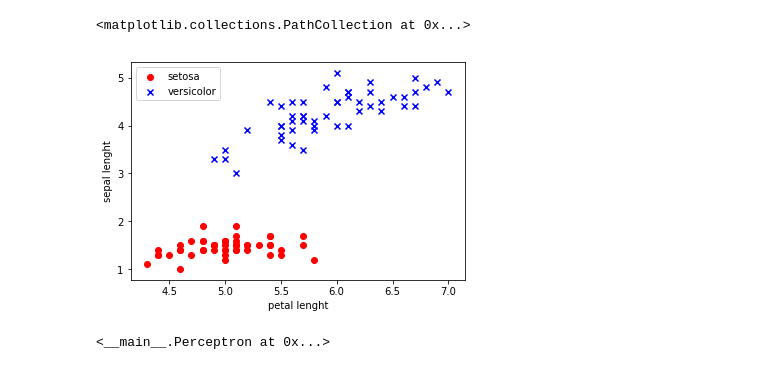
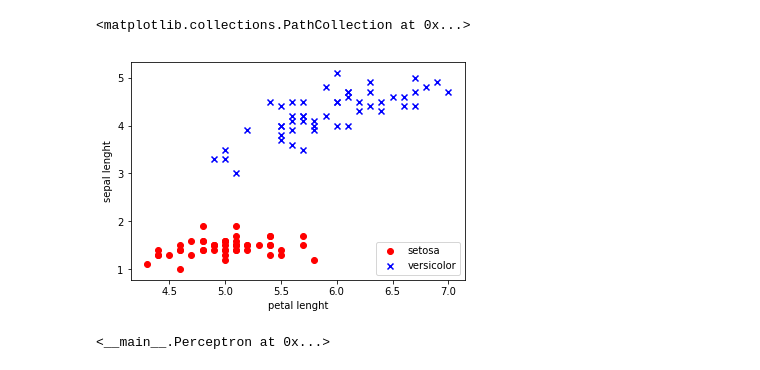
Before and after one commit to gmtw/machine_learning, a Jupyter notebook: proyecto_iris/Iris.ipynb, the cells around one changed output. Drawn from its saved outputs; the diff is of its cells as text; code cells hidden in the pictures.

```diff
--- a/proyecto_iris/Iris.ipynb
+++ b/proyecto_iris/Iris.ipynb
@@ -131,8 +129,8 @@ plt.scatter(X[50:100,0],X[50:100,1],color="blue",marker="x", label="versicolor")
 # %%
 plt.xlabel("petal lenght")
 plt.ylabel("sepal lenght")
-plt.legend(loc="upper left")
+plt.legend(loc="lower right")
 plt.show()
 # %% [output]
-[figure, old version]
+[figure, new version]
 # %%
```
Also changed, not shown: parts of 4 cells of this notebook, 1 other file.
